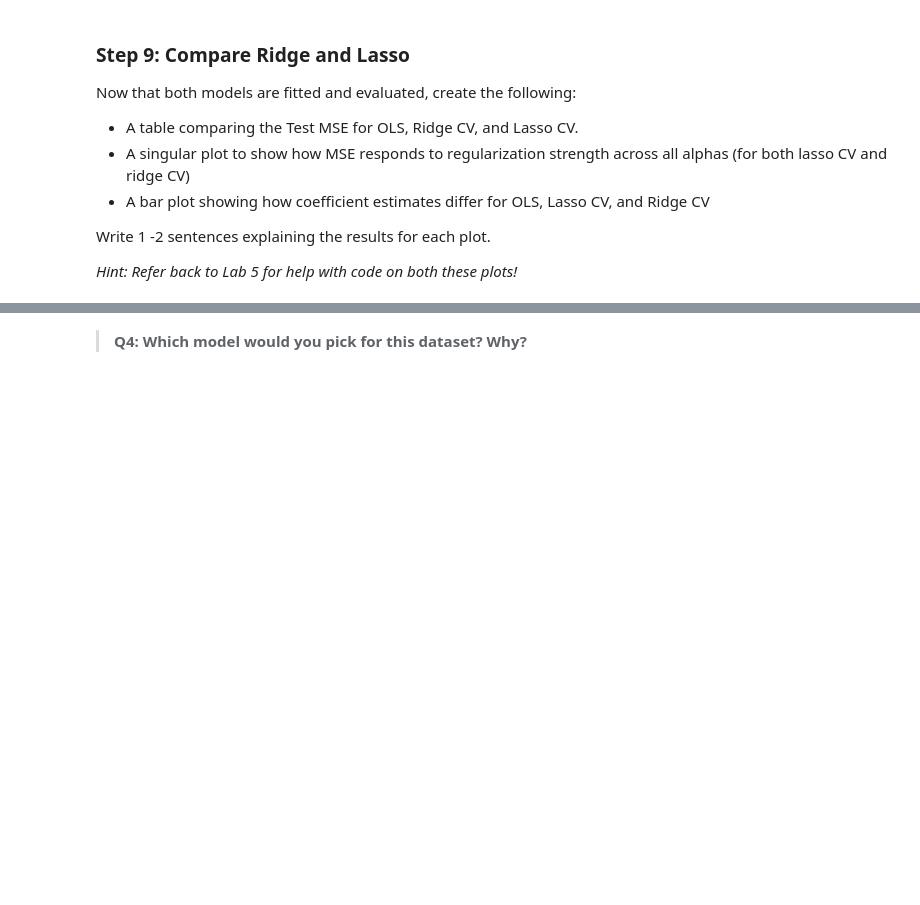
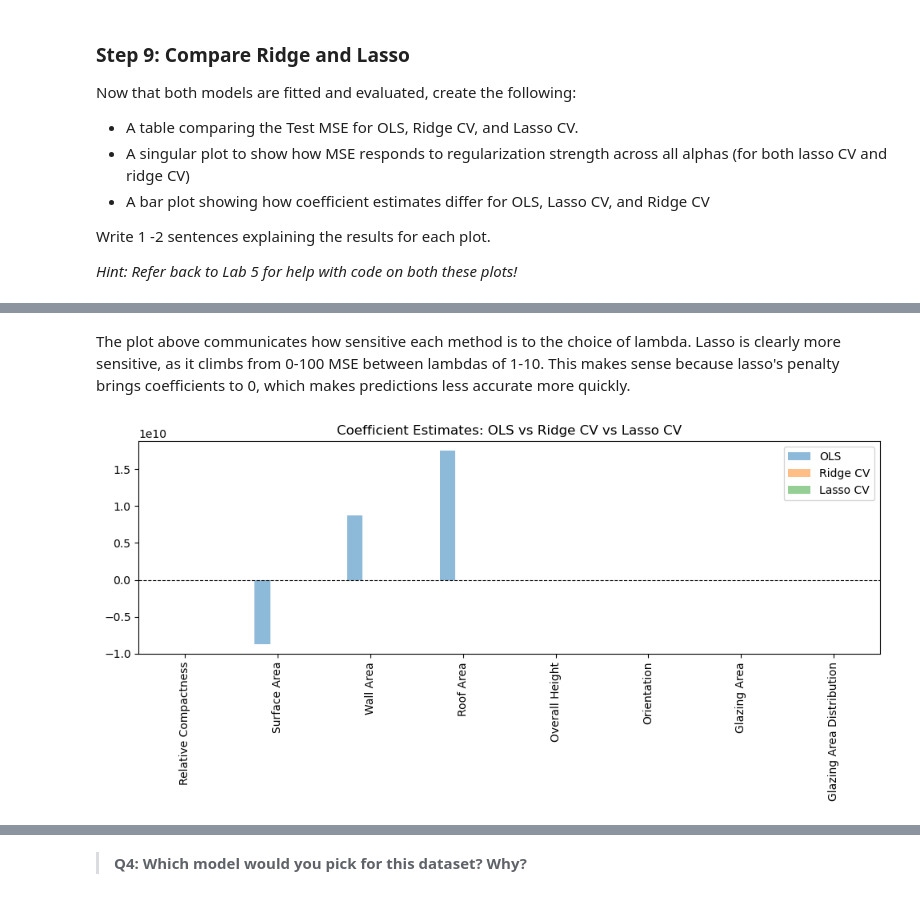
Before and after one commit to ht-oliver/assignment-3, a Jupyter notebook: task1/hw3-task1.ipynb, the cells around one changed output, grey strips where cells are left out. Saved outputs shown, nothing was run; the diff lists cells and outputs as text; code cells hidden in the pictures; blank space fills up the shorter version.

```diff
--- a/task1/hw3-task1.ipynb
+++ b/task1/hw3-task1.ipynb
@@ -312,0 +354,18 @@ Write 1 -2 sentences explaining the results for each plot.
+# %% [markdown]
+The plot above communicates how sensitive each method is to the choice of lambda. Lasso is clearly more sensitive, as it climbs from 0-100 MSE between lambdas of 1-10. This makes sense because lasso's penalty brings coefficients to 0, which makes predictions less accurate more quickly.
+# %%
+
+coeffs = pd.DataFrame({
+    'OLS': ols.coef_,
+    'Ridge CV': ridge_cv.coef_,
+    'Lasso CV': lasso_cv.coef_
+}, index=feature_names)
+
+
+coeffs.plot.bar(figsize=(10, 5), alpha = 0.5)
+plt.title('Coefficient Estimates: OLS vs Ridge CV vs Lasso CV')
+plt.axhline(0, color='black', linewidth=0.8, linestyle='--')
+plt.tight_layout()
+plt.show()
+# %% [output]
+[figure, added]
```
Also changed, not shown: parts of 13 cells of this notebook.
